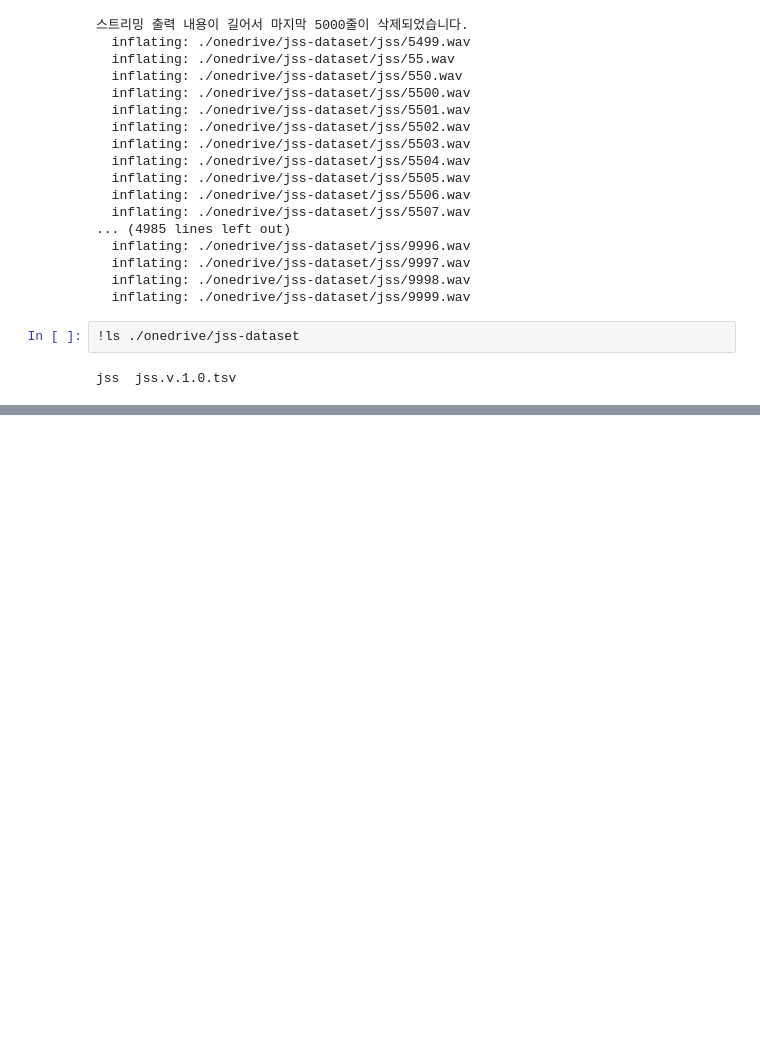
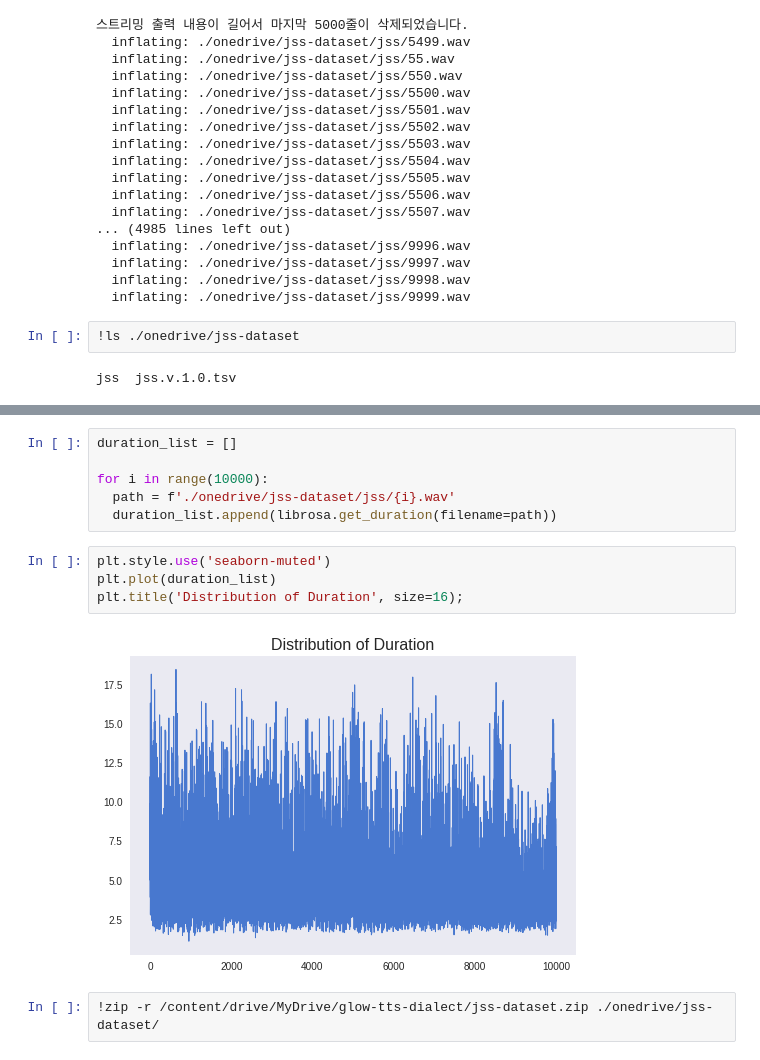
Before and after one commit to watchstep/glow-tts-jejueo, a Jupyter notebook: prepare-data.ipynb, the cells around one changed output, grey strips where cells are left out. Saved outputs shown, nothing was run; the diff lists cells and outputs as text; blank space fills up the shorter version.

```diff
--- a/prepare-data.ipynb
+++ b/prepare-data.ipynb
@@ -178,0 +238,14 @@ print(f'총 .wav 파일 개수: {len(jss_wav_list)}개')
+# %%
+duration_list = []
+
+for i in range(10000):
+  path = f'./onedrive/jss-dataset/jss/{i}.wav'
+  duration_list.append(librosa.get_duration(filename=path))
+# %%
+plt.style.use('seaborn-muted')
+plt.plot(duration_list)
+plt.title('Distribution of Duration', size=16);
+# %% [output]
+[figure, added]
+# %%
+!zip -r /content/drive/MyDrive/glow-tts-dialect/jss-dataset.zip ./onedrive/jss-dataset/
```
Also changed, not shown: parts of 15 cells of this notebook, 1 other file.
